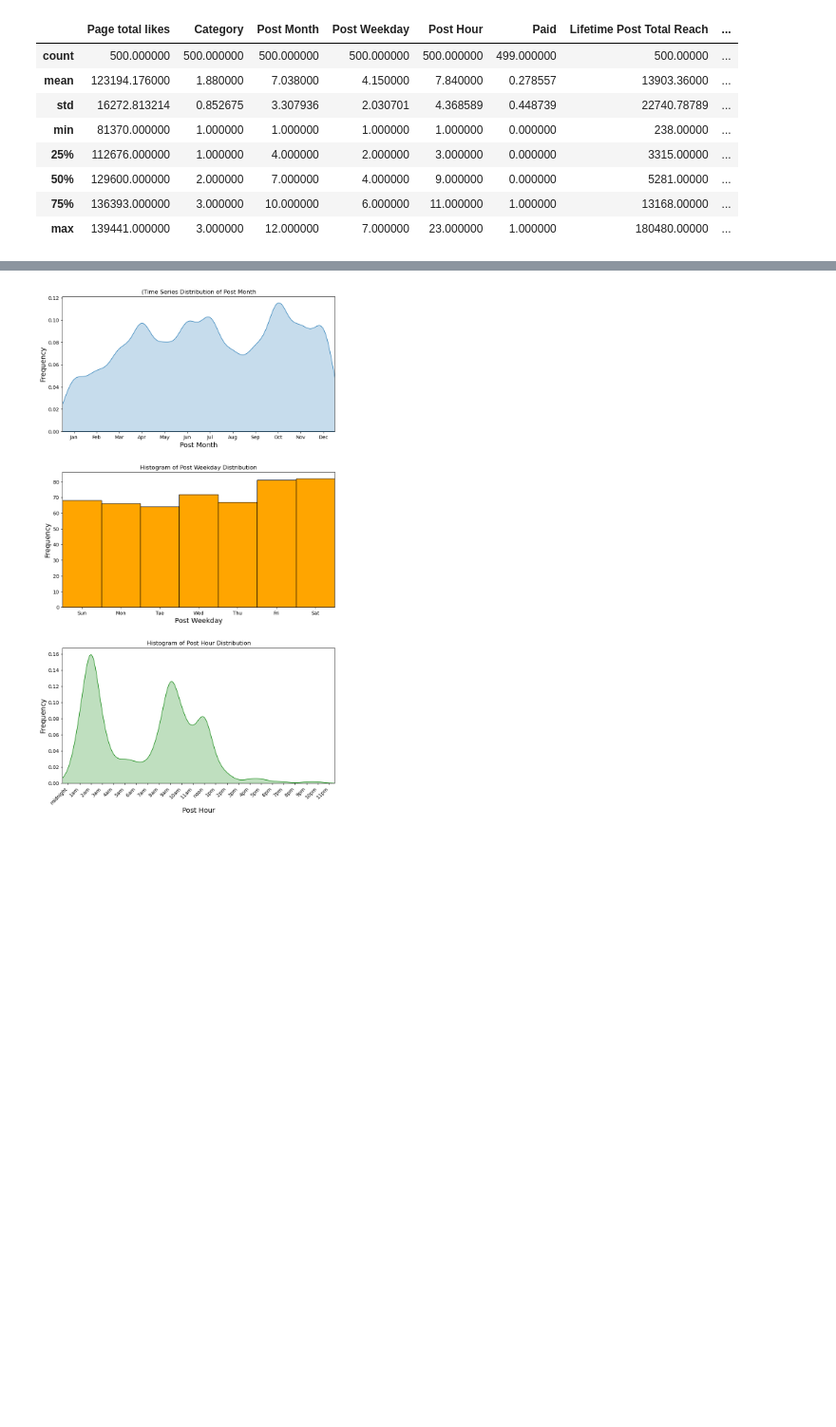
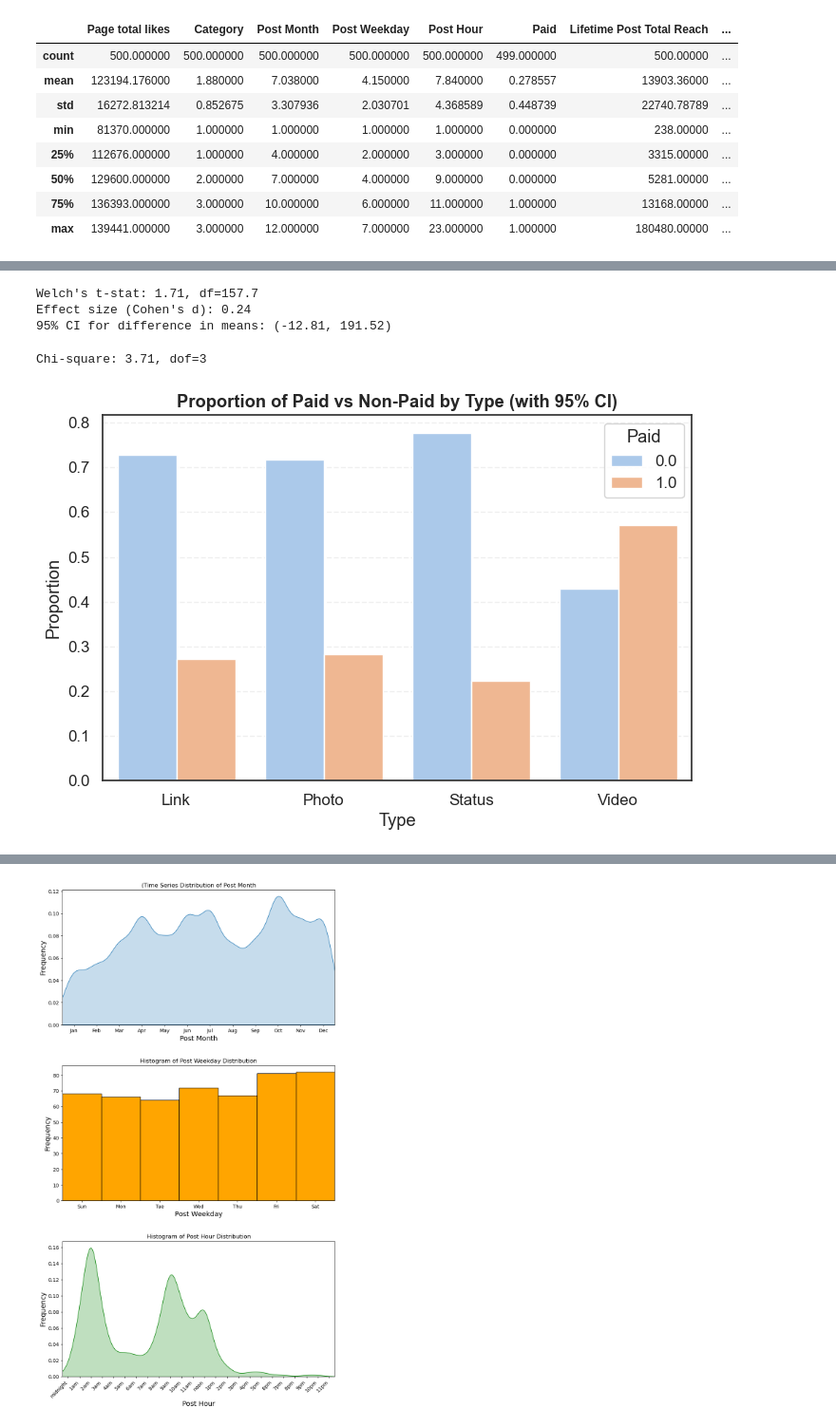
Before and after one commit to IT2053C-Gilany/final-project-filmteacher, a Jupyter notebook: final-project.ipynb, the cells around one changed output, grey strips where cells are left out. Shown at 95% size. Saved outputs shown, nothing was run; the diff lists cells and outputs as text; code cells hidden in the pictures; blank space fills up the shorter version.

```diff
--- a/final-project.ipynb
+++ b/final-project.ipynb
@@ -158,0 +345,71 @@ df_raw.describe()
+# %%
+# Groups
+paid = df_encoded[df_encoded['Paid'] == 1]['Total Interactions'].dropna()
+nonpaid = df_encoded[df_encoded['Paid'] == 0]['Total Interactions'].dropna()
+
+# Means and variances
+mean_paid = paid.mean()
+mean_nonpaid = nonpaid.mean()
+n_paid = len(paid)
+n_nonpaid = len(nonpaid)
+var_paid = paid.var(ddof=1)
+var_nonpaid = nonpaid.var(ddof=1)
+
+# Welch's t-test calculation
+t_num = mean_paid - mean_nonpaid
+t_den = np.sqrt(var_paid / n_paid + var_nonpaid / n_nonpaid)
+t_stat = t_num / t_den
+
+# Degrees of freedom (Welch-Satterthwaite)
+df_num = (var_paid/n_paid + var_nonpaid/n_nonpaid)**2
+df_den = ((var_paid/n_paid)**2)/(n_paid-1) + \
+    ((var_nonpaid/n_nonpaid)**2)/(n_nonpaid-1)
+df_welch = df_num / df_den
+
+# Effect size (Cohen's d)
+pooled_std = np.sqrt(((n_paid-1)*var_paid + (n_nonpaid-1)
+                     * var_nonpaid) / (n_paid + n_nonpaid - 2))
+cohens_d = (mean_paid - mean_nonpaid) / pooled_std
+
+# 95% CI for difference in means
+t_crit = 1.96  # normal approx for large samples
+diff_mean = mean_paid - mean_nonpaid
+ci_low = diff_mean - t_crit * t_den
+ci_high = diff_mean + t_crit * t_den
+
+print(f"Welch's t-stat: {t_stat:.2f}, df={df_welch:.1f}")
+print(f"Effect size (Cohen's d): {cohens_d:.2f}")
+print(f"95% CI for difference in means: ({ci_low:.2f}, {ci_high:.2f})")
+# %% [output]
+Welch's t-stat: 1.71, df=157.7
+Effect size (Cohen's d): 0.24
+95% CI for difference in means: (-12.81, 191.52)
+# %%
+# Contingency table
+contingency = pd.crosstab(df['Type'], df['Paid'])
+
+# Chi-square by hand
+observed = contingency.values
+expected = np.outer(observed.sum(axis=1),
+                    observed.sum(axis=0)) / observed.sum()
+chi2 = ((observed - expected)**2 / expected).sum()
+
+# Degrees of freedom
+dof = (observed.shape[0] - 1) * (observed.shape[1] - 1)
+
+print(f"Chi-square: {chi2:.2f}, dof={dof}")
+
+# Proportion plot with CIs
+prop_df = df.groupby(['Type', 'Paid']).size().reset_index(name='count')
+total_per_type = prop_df.groupby('Type')['count'].transform('sum')
+prop_df['proportion'] = prop_df['count'] / total_per_type
+
+plt.figure(figsize=(8, 5))
+sns.barplot(data=prop_df, x='Type', y='proportion',
+            hue='Paid', errorbar=('ci', 95))
+plt.title('Proportion of Paid vs Non-Paid by Type (with 95% CI)')
+plt.ylabel('Proportion')
+plt.show()
+# %% [output]
+Chi-square: 3.71, dof=3
+[figure, added]
```
Also changed, not shown: parts of 12 cells of this notebook.
